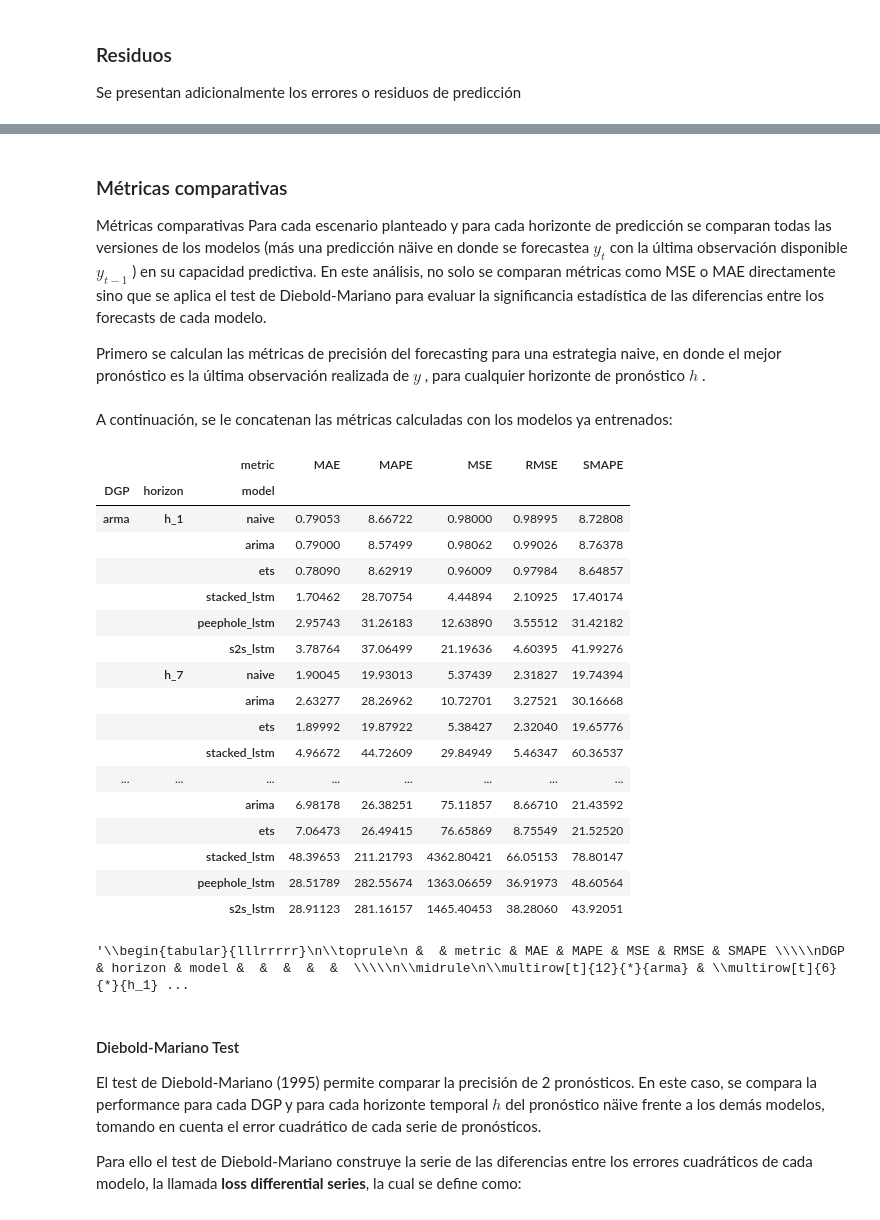
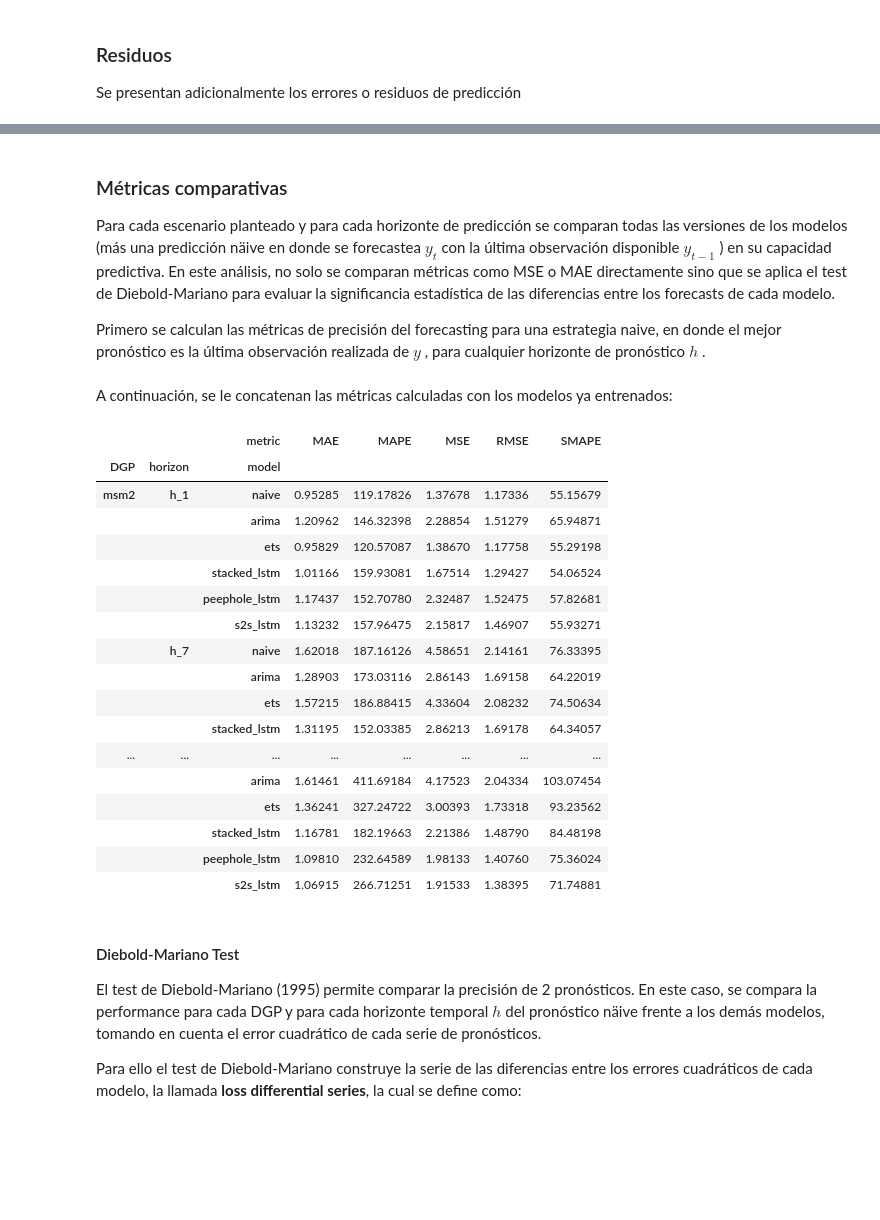
Before and after one commit to matiasdperez/MEC_tesis, a Jupyter notebook: notebooks/simulaciones/3_markov_switching_model.ipynb, the cells around one changed output, grey strips where cells are left out. Drawn from its saved outputs; the diff is of its cells as text; code cells hidden in the pictures; blank space fills up the shorter version.

```diff
--- a/notebooks/simulaciones/3_markov_switching_model.ipynb
+++ b/notebooks/simulaciones/3_markov_switching_model.ipynb
@@ -1171,9 +1166,9 @@ def calculate_residuals(y_true, inner_key, model, scaler=None):
 
 residuals = defaultdict(lambda: defaultdict(dict))
 
-for outer_key, dgp in arima_best_models.items():
-    y_true = arma_y_test if outer_key == 'arma' else arima_y_test
-    scaler = scaler_arma if outer_key == 'arma' else scaler_arima_trend
+for outer_key, dgp in msm_best_models.items():
+    y_true = msm2_y_test if outer_key == 'msm2' else msm3_y_test
+    scaler = scaler_msm2 if outer_key == 'msm2' else scaler_msm3
 
     for inner_key, h in dgp.items():
         for name, model in h.items():
@@ -1213,7 +1208,6 @@ plot_residuals_grid(residuals, arma_y_test, arima_y_test)
 # %% [markdown]
 ### Métricas comparativas
 
-Métricas comparativas
 Para cada escenario planteado y para cada horizonte de predicción se comparan todas las versiones de los modelos (más una predicción näive en donde se forecastea $y_t$ con la última observación disponible $y_{t-1}$
 ) en su capacidad predictiva. En este análisis, no solo se comparan métricas como MSE o MAE directamente sino que se aplica el test de Diebold-Mariano para evaluar la significancia estadística de las diferencias entre los forecasts de cada modelo.
 
@@ -1222,10 +1216,10 @@ Primero se calculan las métricas de precisión del forecasting para una estrate
 .
 # %%
 h_list = [1,7]
-scenarios = ['arma', 'arima']
+scenarios = ['msm2', 'msm3']
 
-ground_truth = list(zip([arma_y_train, arima_y_train],
-                        [arma_y_test, arima_y_test]))
+ground_truth = list(zip([msm2_y_train, msm3_y_train],
+                        [msm2_y_test, msm3_y_test]))
 
 naive_forecasting = defaultdict((lambda: defaultdict(((lambda: defaultdict(dict))))))
 
@@ -1258,80 +1252,76 @@ def process_key(dgp, y_true, scaler=None):
 
 comparative_results = defaultdict(lambda: defaultdict(dict))
 
-for key, dgp in arima_best_models.items():
-    if key == 'arma':
-        y_true = arma_y_test
-        scaler = scaler_arma
+for key, dgp in msm_best_models.items():
+    if key == 'msm2':
+        y_true = msm2_y_test
+        scaler = scaler_msm2
     else:
-        y_true = arima_y_test
-        scaler = scaler_arima_trend
+        y_true = msm3_y_test
+        scaler = scaler_msm3
     comparative_results[key] = process_key(dgp, y_true, scaler)
 # %%
 # Inyectamos en los resultados las métricas de predicción del forecasting näive
 
-for dgp in ['arma', 'arima']:
+for dgp in ['msm2', 'msm3']:
   for h in h_list:
-    if dgp == 'arma':
+    if dgp == 'msm2':
       comparative_results[dgp]['h_' + f'{h}']['naive'] = forecast_evaluation(
-          h=h,
-          y_true=arma_y_test,
-          y_pred=naive_forecasting[dgp]['h_' + f'{h}']['naive']['forecast']
+          h = h,
+          y_true = msm2_y_test,
+          y_pred = naive_forecasting[dgp]['h_' + f'{h}']['naive']['forecast']
       )
     else:
       comparative_results[dgp]['h_' + f'{h}']['naive'] = forecast_evaluation(
-          h=h,
-          y_true=arima_y_test,
-          y_pred=naive_forecasting[dgp]['h_' + f'{h}']['naive']['forecast']
+          h = h,
+          y_true = msm3_y_test,
+          y_pred = naive_forecasting[dgp]['h_' + f'{h}']['naive']['forecast']
       )
 # %%
 rows = []
 
 for method, inner_dict in comparative_results.items():
     for horizon, model_dict in inner_dict.items():
         for model, metrics_dict in model_dict.items():
           for metric, value in metrics_dict.items():
               rows.append([method, horizon, model, metric, value])
 
 df = pd.DataFrame(rows, columns=['DGP', 'horizon', 'model', 'metric', 'value'])
 df = pd.pivot_table(df, index=['DGP','horizon','model'], columns='metric', values='value')
 
-ordering_dgp = ['arma', 'arima']
+ordering_dgp = ['msm2', 'msm3']
 ordering_horizon = ['h_1', 'h_7']
 ordering_model = ['naive','arima','ets','stacked_lstm','peephole_lstm','s2s_lstm']
 
 df_reset = df.reset_index()
 
 df_reset['DGP'] = pd.Categorical(df_reset['DGP'], categories=ordering_dgp, ordered=True)
 df_reset['horizon'] = pd.Categorical(df_reset['horizon'], categories=ordering_horizon, ordered=True)
 df_reset['model'] = pd.Categorical(df_reset['model'], categories=ordering_model, ordered=True)
 
 df_sorted = df_reset.sort_values(['DGP', 'horizon','model'])
 df_sorted = df_sorted.set_index(['DGP', 'horizon', 'model'])
 
 df_sorted
 # %% [output]
 |  |  | metric | MAE | MAPE | MSE | RMSE | SMAPE |
 | DGP | horizon | model |  |  |  |  |  |
-| arma | h_1 | naive | 0.79053 | 8.66722 | 0.98000 | 0.98995 | 8.72808 |
-|  |  | arima | 0.79000 | 8.57499 | 0.98062 | 0.99026 | 8.76378 |
-|  |  | ets | 0.78090 | 8.62919 | 0.96009 | 0.97984 | 8.64857 |
-|  |  | stacked_lstm | 1.70462 | 28.70754 | 4.44894 | 2.10925 | 17.40174 |
-|  |  | peephole_lstm | 2.95743 | 31.26183 | 12.63890 | 3.55512 | 31.42182 |
-|  |  | s2s_lstm | 3.78764 | 37.06499 | 21.19636 | 4.60395 | 41.99276 |
-|  | h_7 | naive | 1.90045 | 19.93013 | 5.37439 | 2.31827 | 19.74394 |
-|  |  | arima | 2.63277 | 28.26962 | 10.72701 | 3.27521 | 30.16668 |
-|  |  | ets | 1.89992 | 19.87922 | 5.38427 | 2.32040 | 19.65776 |
-|  |  | stacked_lstm | 4.96672 | 44.72609 | 29.84949 | 5.46347 | 60.36537 |
+| msm2 | h_1 | naive | 0.95285 | 119.17826 | 1.37678 | 1.17336 | 55.15679 |
+|  |  | arima | 1.20962 | 146.32398 | 2.28854 | 1.51279 | 65.94871 |
+|  |  | ets | 0.95829 | 120.57087 | 1.38670 | 1.17758 | 55.29198 |
+|  |  | stacked_lstm | 1.01166 | 159.93081 | 1.67514 | 1.29427 | 54.06524 |
+|  |  | peephole_lstm | 1.17437 | 152.70780 | 2.32487 | 1.52475 | 57.82681 |
+|  |  | s2s_lstm | 1.13232 | 157.96475 | 2.15817 | 1.46907 | 55.93271 |
+|  | h_7 | naive | 1.62018 | 187.16126 | 4.58651 | 2.14161 | 76.33395 |
+|  |  | arima | 1.28903 | 173.03116 | 2.86143 | 1.69158 | 64.22019 |
+|  |  | ets | 1.57215 | 186.88415 | 4.33604 | 2.08232 | 74.50634 |
+|  |  | stacked_lstm | 1.31195 | 152.03385 | 2.86213 | 1.69178 | 64.34057 |
 | ... | ... | ... | ... | ... | ... | ... | ... |
-|  |  | arima | 6.98178 | 26.38251 | 75.11857 | 8.66710 | 21.43592 |
-|  |  | ets | 7.06473 | 26.49415 | 76.65869 | 8.75549 | 21.52520 |
-|  |  | stacked_lstm | 48.39653 | 211.21793 | 4362.80421 | 66.05153 | 78.80147 |
-|  |  | peephole_lstm | 28.51789 | 282.55674 | 1363.06659 | 36.91973 | 48.60564 |
-|  |  | s2s_lstm | 28.91123 | 281.16157 | 1465.40453 | 38.28060 | 43.92051 |
+|  |  | arima | 1.61461 | 411.69184 | 4.17523 | 2.04334 | 103.07454 |
+|  |  | ets | 1.36241 | 327.24722 | 3.00393 | 1.73318 | 93.23562 |
+|  |  | stacked_lstm | 1.16781 | 182.19663 | 2.21386 | 1.48790 | 84.48198 |
+|  |  | peephole_lstm | 1.09810 | 232.64589 | 1.98133 | 1.40760 | 75.36024 |
+|  |  | s2s_lstm | 1.06915 | 266.71251 | 1.91533 | 1.38395 | 71.74881 |
-# %%
-df_sorted.to_latex()
-# %% [output]
-'\\begin{tabular}{lllrrrrr}\n\\toprule\n &  & metric & MAE & MAPE & MSE & RMSE & SMAPE \\\\\nDGP & horizon & model &  &  &  &  &  \\\\\n\\midrule\n\\multirow[t]{12}{*}{arma} & \\multirow[t]{6}{*}{h_1} ...
 # %% [markdown]
 #### Diebold-Mariano Test
 
```
Also changed, not shown: parts of 57 cells of this notebook.
